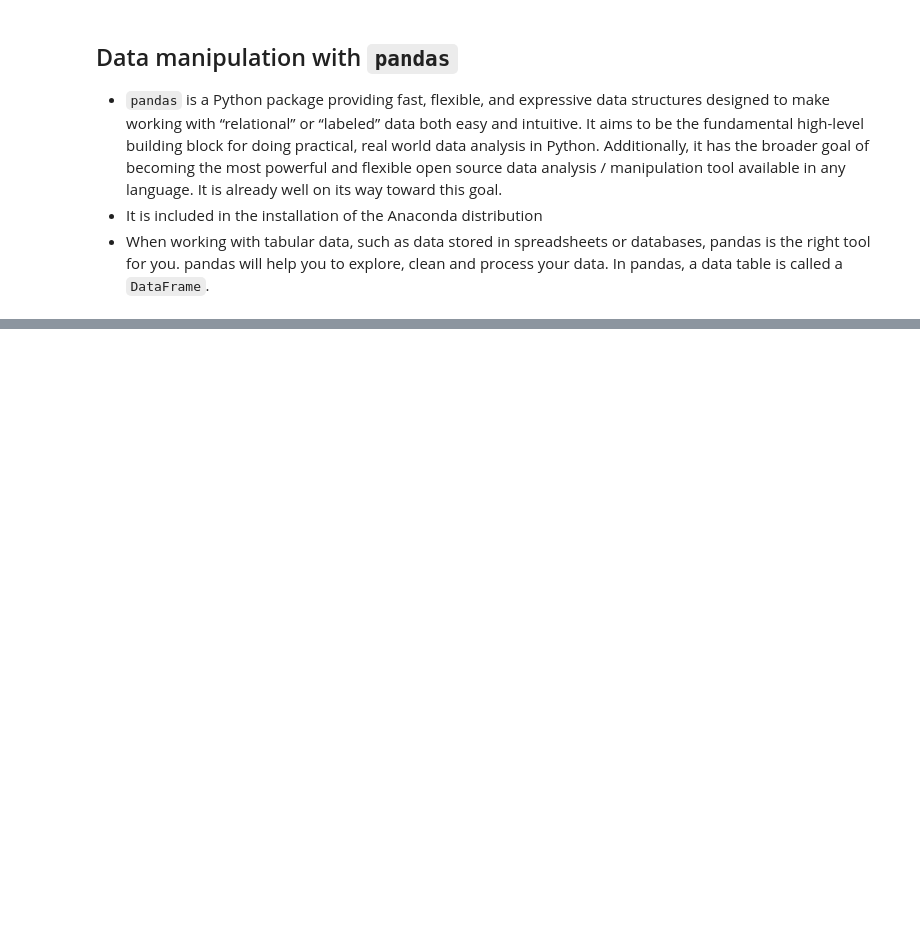
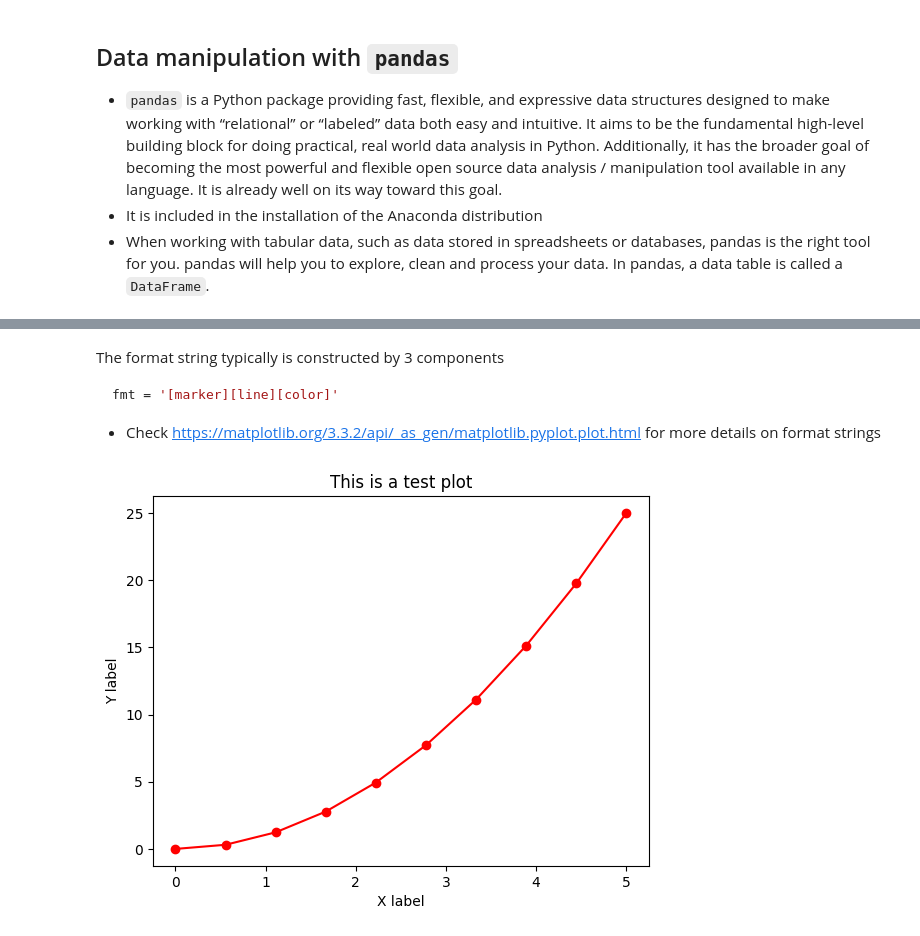
Before and after one commit to xiangshiyin/machine-learning-for-actuarial-science, a Jupyter notebook: 2025-spring/week01/notebook/demo.ipynb, the cells around one changed output, grey strips where cells are left out. Saved outputs shown, nothing was run; the diff lists cells and outputs as text; code cells hidden in the pictures; blank space fills up the shorter version.

````diff
--- a/2025-spring/week01/notebook/demo.ipynb
+++ b/2025-spring/week01/notebook/demo.ipynb
@@ -289,0 +463,16 @@ import pandas as pd
+# %% [markdown]
+The format string typically is constructed by 3 components
+```python
+fmt = '[marker][line][color]'
+```
+* Check https://matplotlib.org/3.3.2/api/_as_gen/matplotlib.pyplot.plot.html for more details on format strings
+# %%
+## add titles and x-y axis labels
+
+plt.plot(x,y,'ro-')
+plt.title('This is a test plot')
+plt.xlabel('X label')
+plt.ylabel('Y label')
+plt.show()
+# %% [output]
+[figure, added]
````
Also changed, not shown: parts of 37 cells of this notebook, 6 other files.
